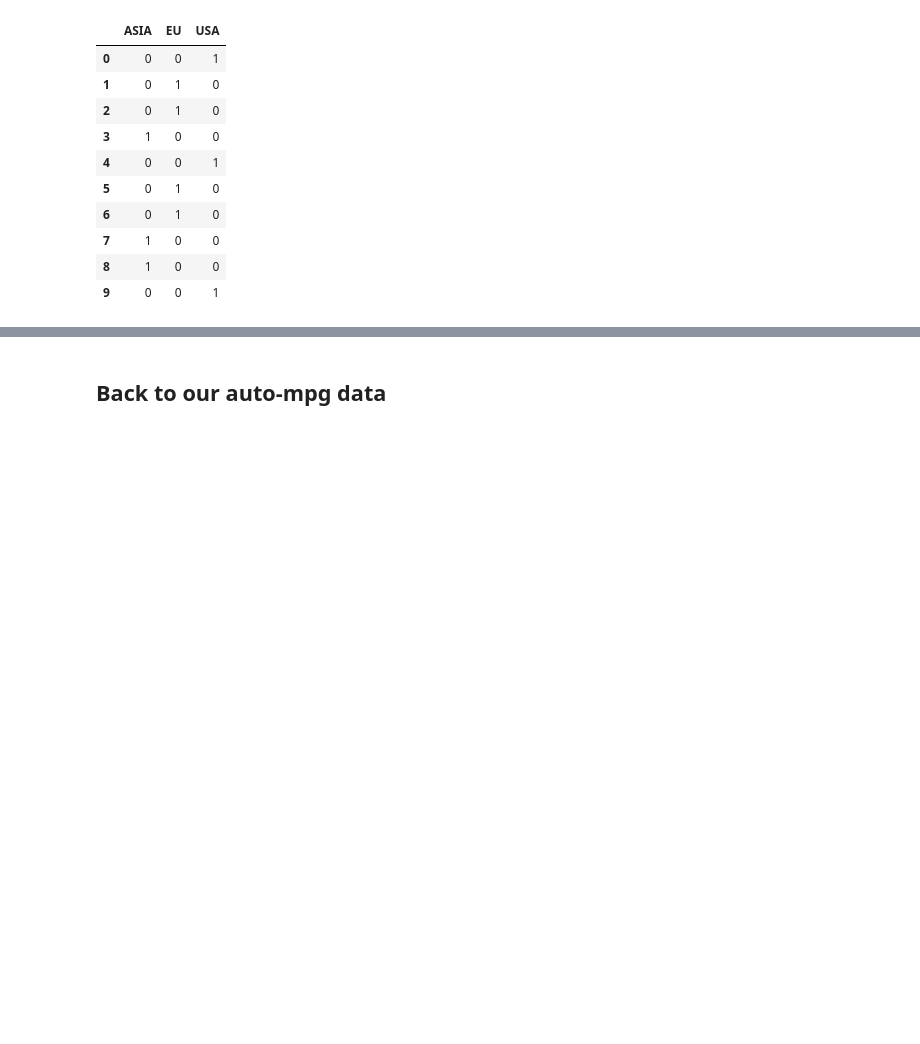
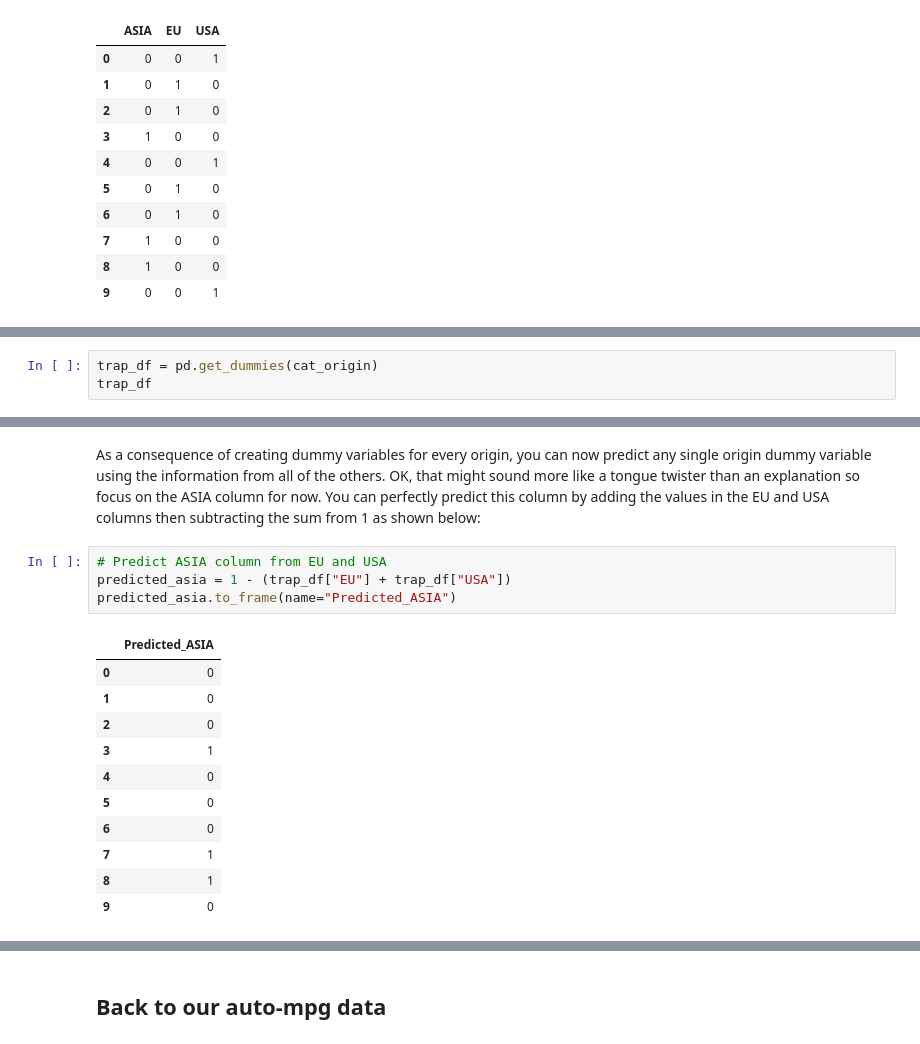
Before and after one commit to learn-co-curriculum/dsc-categorical-variables-regression, a Jupyter notebook: index.ipynb, the cells around one changed output, grey strips where cells are left out. Drawn from its saved outputs; the diff is of its cells as text; blank space fills up the shorter version.

```diff
--- a/index.ipynb
+++ b/index.ipynb
@@ -216,0 +222,3 @@ The advantage of using dummies is that, whatever algorithm you'll be using, your
+# %%
+trap_df = pd.get_dummies(cat_origin)
+trap_df
@@ -216,0 +237,18 @@ The advantage of using dummies is that, whatever algorithm you'll be using, your
+# %% [markdown]
+As a consequence of creating dummy variables for every origin, you can now predict any single origin dummy variable using the information from all of the others. OK, that might sound more like a tongue twister than an explanation so focus on the ASIA column for now. You can perfectly predict this column by adding the values in the EU and USA columns then subtracting the sum from 1 as shown below:
+# %%
+# Predict ASIA column from EU and USA
+predicted_asia = 1 - (trap_df["EU"] + trap_df["USA"])
+predicted_asia.to_frame(name="Predicted_ASIA")
+# %% [output]
+|  | Predicted_ASIA |
+| 0 | 0 |
+| 1 | 0 |
+| 2 | 0 |
+| 3 | 1 |
+| 4 | 0 |
+| 5 | 0 |
+| 6 | 0 |
+| 7 | 1 |
+| 8 | 1 |
+| 9 | 0 |
```
Also changed, not shown: parts of 11 cells of this notebook, 3 other files.
